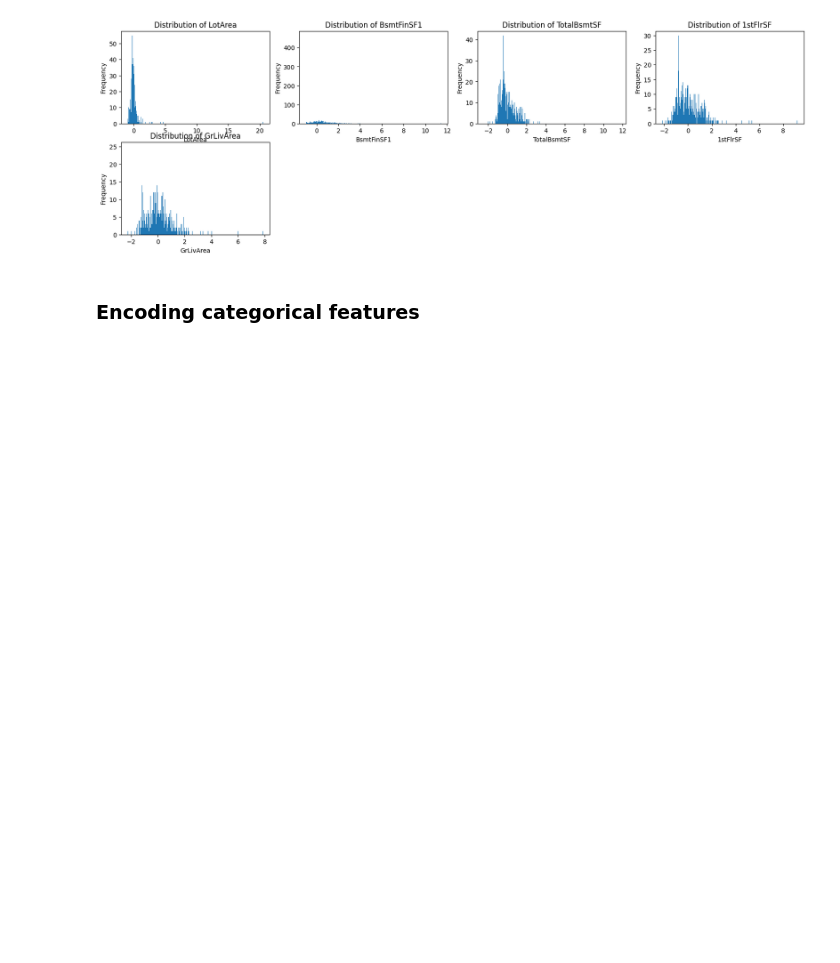
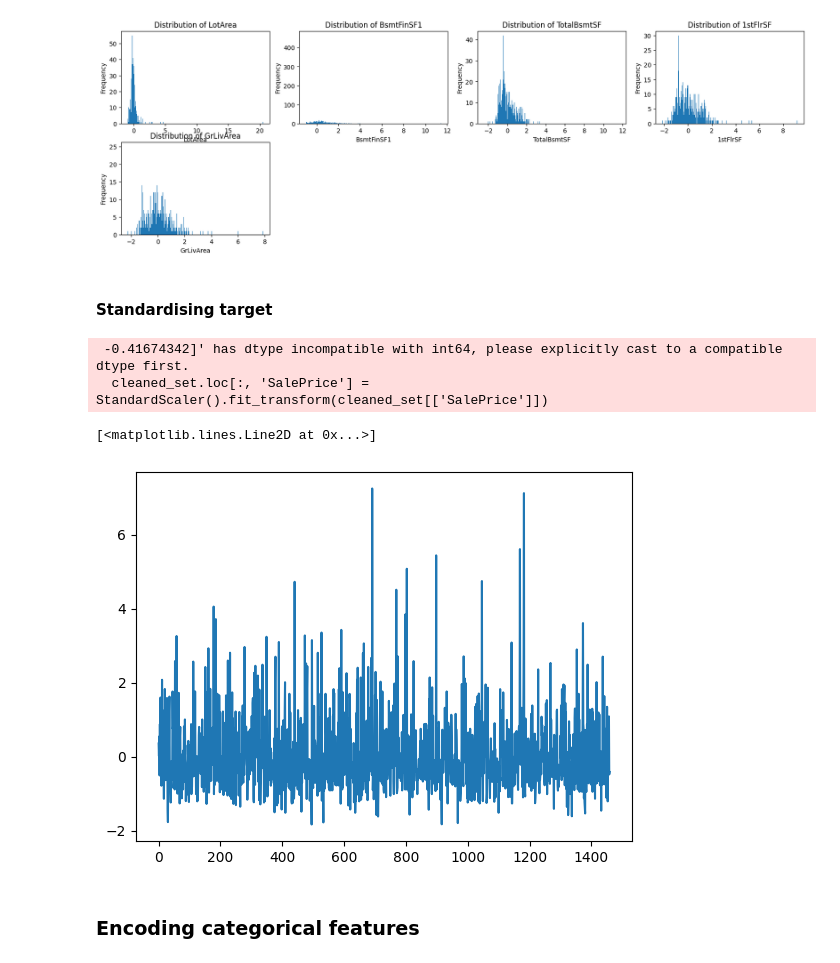
Before and after one commit to petermok-1213/house-price-regression, a Jupyter notebook: ipynb/random_forest_regression.ipynb, the cells around one changed output. Cells and saved outputs as stored; diff of their text form; code cells hidden in the pictures; blank space fills up the shorter version.

```diff
--- a/ipynb/random_forest_regression.ipynb
+++ b/ipynb/random_forest_regression.ipynb
@@ -445,6 +437,16 @@ plot_dfs(standardised_features)
  -0.49039944]' has dtype incompatible with int64, please explicitly cast to a compatible dtype first.
   cleaned_set.loc[:, standardised_features] = StandardScaler().fit_transform(cleaned_set[standardised_features])
 [figure]
+# %% [markdown]
+#### Standardising target
+# %%
+cleaned_set.loc[:, 'SalePrice'] = StandardScaler().fit_transform(cleaned_set[['SalePrice']])
+plt.plot(cleaned_set.loc[:, 'SalePrice'])
+# %% [output]
+ -0.41674342]' has dtype incompatible with int64, please explicitly cast to a compatible dtype first.
+  cleaned_set.loc[:, 'SalePrice'] = StandardScaler().fit_transform(cleaned_set[['SalePrice']])
+[<matplotlib.lines.Line2D at 0x...>]
+[figure, added]
 # %% [markdown]
 ### Encoding categorical features
 # %%
```
Also changed, not shown: parts of 7 cells of this notebook.
